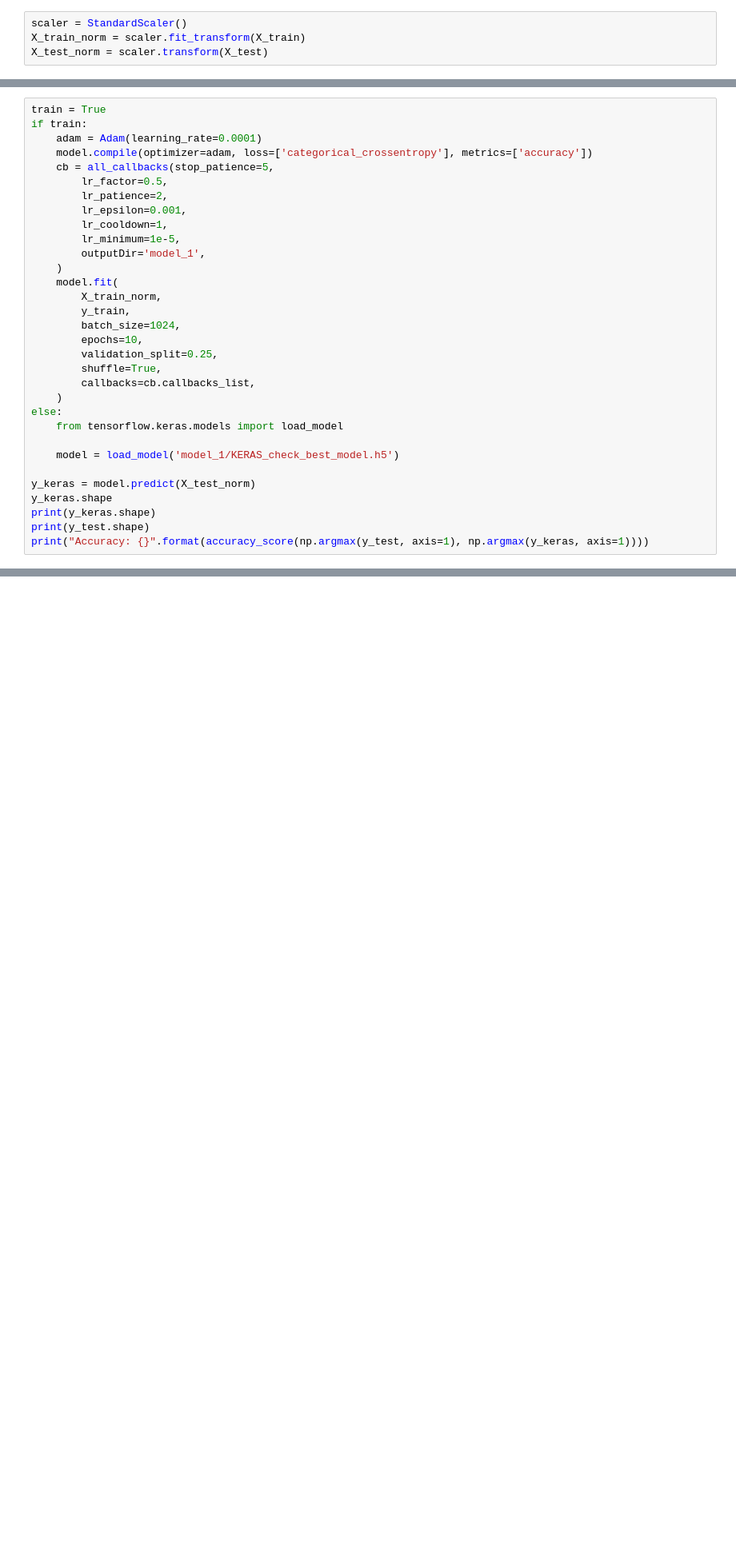
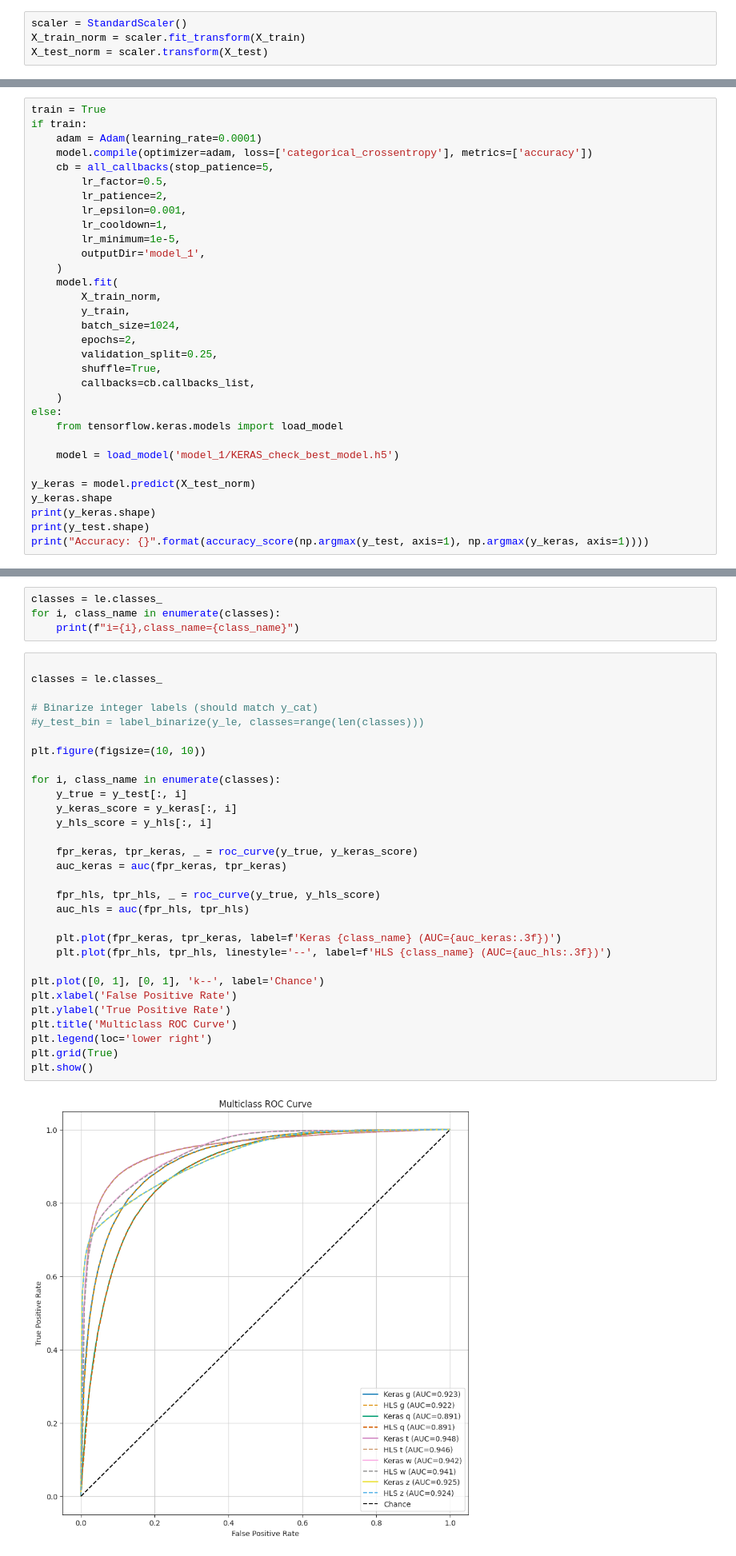
Before and after one commit to shakeeluetp1041/Keras-to-HLS-Using-HLS4ML, a Jupyter notebook: code.ipynb, the cells around one changed output, grey strips where cells are left out. Shown at 80% size. Drawn from its saved outputs; the diff is of its cells as text; blank space fills up the shorter version.

```diff
--- a/code.ipynb
+++ b/code.ipynb
@@ -101,7 +72,7 @@ if train:
         X_train_norm,
         y_train,
         batch_size=1024,
-        epochs=10,
+        epochs=2,
         validation_split=0.25,
         shuffle=True,
         callbacks=cb.callbacks_list,
@@ -250,0 +126,36 @@ ModuleNotFoundError: No module named 'hls4ml.utils.plotting'
+# %%
+classes = le.classes_
+for i, class_name in enumerate(classes):
+    print(f"i={i},class_name={class_name}")
+# %%
+
+classes = le.classes_
+
+# Binarize integer labels (should match y_cat)
+#y_test_bin = label_binarize(y_le, classes=range(len(classes)))
+
+plt.figure(figsize=(10, 10))
+
+for i, class_name in enumerate(classes):
+    y_true = y_test[:, i]
+    y_keras_score = y_keras[:, i]
+    y_hls_score = y_hls[:, i]
+
+    fpr_keras, tpr_keras, _ = roc_curve(y_true, y_keras_score)
+    auc_keras = auc(fpr_keras, tpr_keras)
+
+    fpr_hls, tpr_hls, _ = roc_curve(y_true, y_hls_score)
+    auc_hls = auc(fpr_hls, tpr_hls)
+
+    plt.plot(fpr_keras, tpr_keras, label=f'Keras {class_name} (AUC={auc_keras:.3f})')
+    plt.plot(fpr_hls, tpr_hls, linestyle='--', label=f'HLS {class_name} (AUC={auc_hls:.3f})')
+
+plt.plot([0, 1], [0, 1], 'k--', label='Chance')
+plt.xlabel('False Positive Rate')
+plt.ylabel('True Positive Rate')
+plt.title('Multiclass ROC Curve')
+plt.legend(loc='lower right')
+plt.grid(True)
+plt.show()
+# %% [output]
+[figure, added]
```
Also changed, not shown: parts of 17 cells of this notebook.
